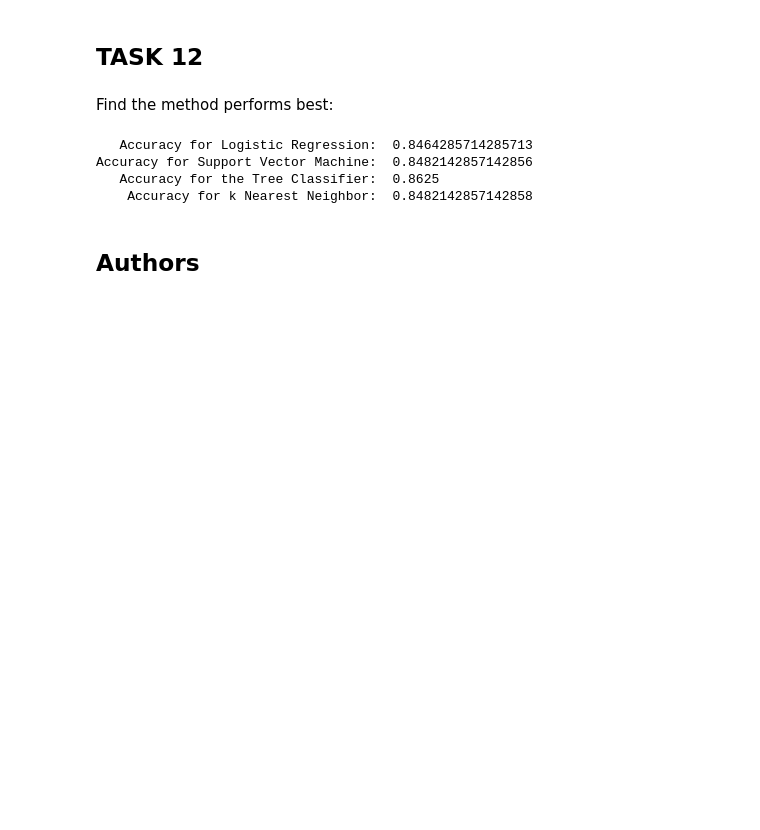
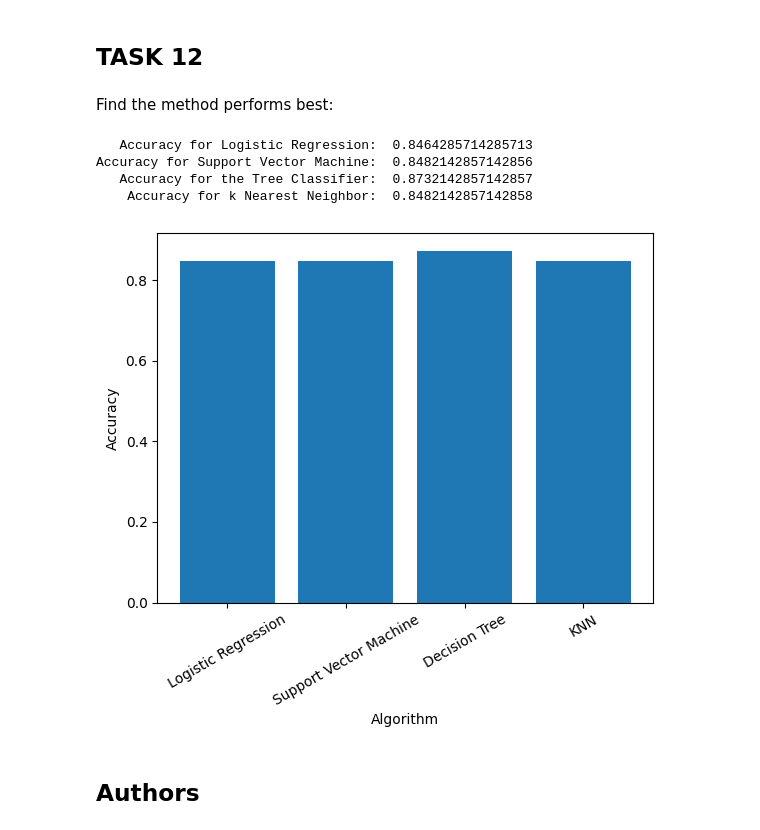
Before and after one commit to dannavs/coursera_spacex, a Jupyter notebook: SpaceX-Machine-Learning-Prediction-Part-5-v1.ipynb, the cells around one changed output. Drawn from its saved outputs; the diff is of its cells as text; code cells hidden in the pictures; blank space fills up the shorter version.

```diff
--- a/SpaceX-Machine-Learning-Prediction-Part-5-v1.ipynb
+++ b/SpaceX-Machine-Learning-Prediction-Part-5-v1.ipynb
@@ -359,15 +359,24 @@ plot_confusion_matrix(Y_test,yhat)
 # %% [markdown]
 Find the method performs best:
 # %%
+from click import style
+
+
 print("   Accuracy for Logistic Regression: ", logreg_cv.best_score_)
 print("Accuracy for Support Vector Machine: ", svm_cv.best_score_)
 print("   Accuracy for the Tree Classifier: ", tree_cv.best_score_)
 print("    Accuracy for k Nearest Neighbor: ", knn_cv.best_score_)
+plt.bar(['Logistic Regression', 'Support Vector Machine', 'Decision Tree', 'KNN'], [logreg_cv.best_score_, svm_cv.best_score_, tree_cv.best_score_, knn_cv.best_score_])
+plt.xlabel('Algorithm')
+plt.xticks(rotation=30)
+plt.ylabel('Accuracy')
+plt.show()
 # %% [output]
    Accuracy for Logistic Regression:  0.8464285714285713
 Accuracy for Support Vector Machine:  0.8482142857142856
-   Accuracy for the Tree Classifier:  0.8625
+   Accuracy for the Tree Classifier:  0.8732142857142857
     Accuracy for k Nearest Neighbor:  0.8482142857142858
+[figure, added]
 # %% [markdown]
 ## Authors
 # %% [markdown]
```
Also changed, not shown: parts of 3 cells of this notebook, 2 other files.
